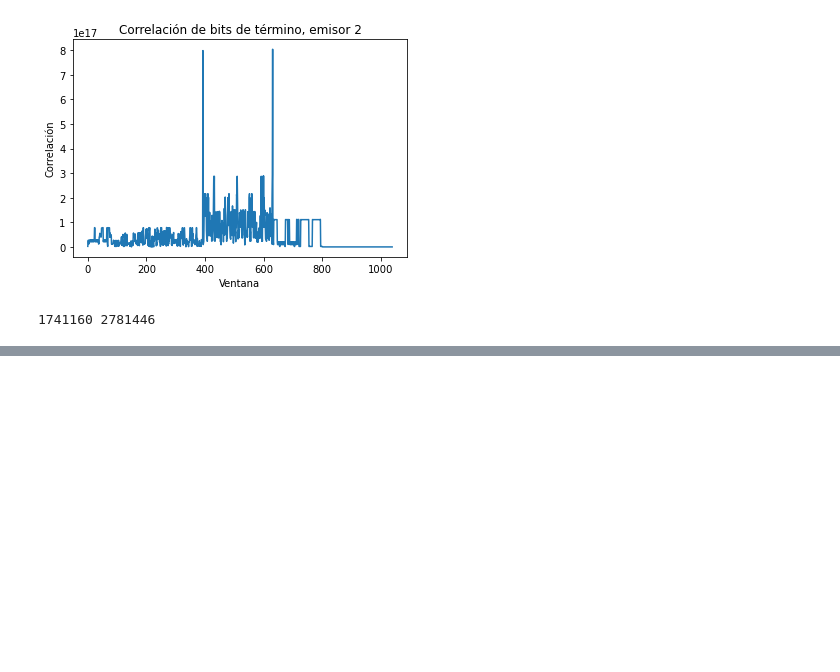
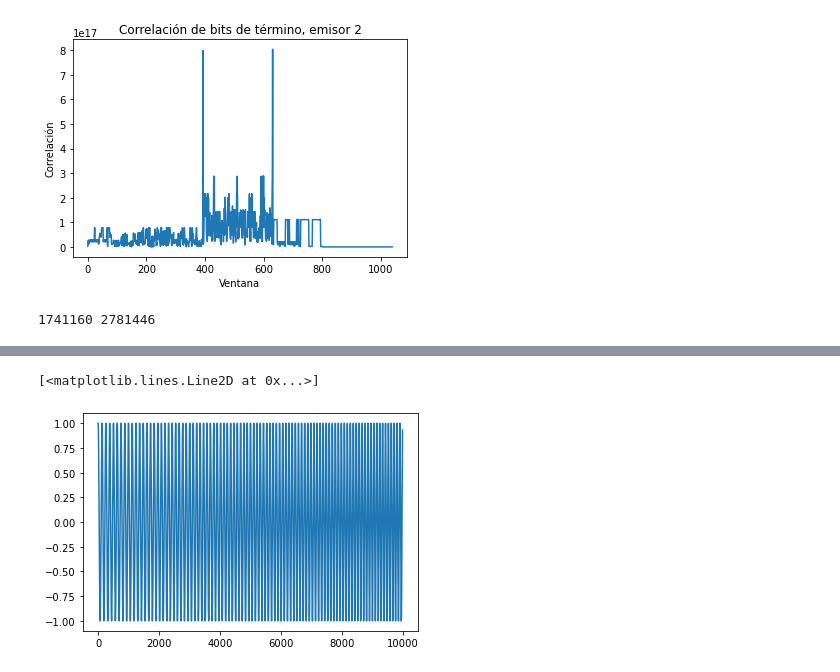
Before and after one commit to leslieecv/EL5207_project, a Jupyter notebook: receiver/demod_viewer.ipynb, the cells around one changed output, grey strips where cells are left out. Drawn from its saved outputs; the diff is of its cells as text; code cells hidden in the pictures; blank space fills up the shorter version.

```diff
--- a/receiver/demod_viewer.ipynb
+++ b/receiver/demod_viewer.ipynb
@@ -162,3 +191,8 @@ wave = sync_detect(audio, SYNC_FREQ[1], mode = "text")
 [figure]
 [figure]
 1741160 2781446
+# %%
+points = np.linspace(0, 1, int(SAMPLE_FREQ*1))
+awa = signal.chirp(points, 348, 1, 894)
+ewo = signal.chirp(points, 894, 1, 348)
+awa = np.append(awa, ewo)
@@ -164,0 +211,5 @@ wave = sync_detect(audio, SYNC_FREQ[1], mode = "text")
+# %%
+plt.plot(awa[0:10000])
+# %% [output]
+[<matplotlib.lines.Line2D at 0x...>]
+[figure, added]
```
Also changed, not shown: parts of 7 cells of this notebook, 7 other files.
